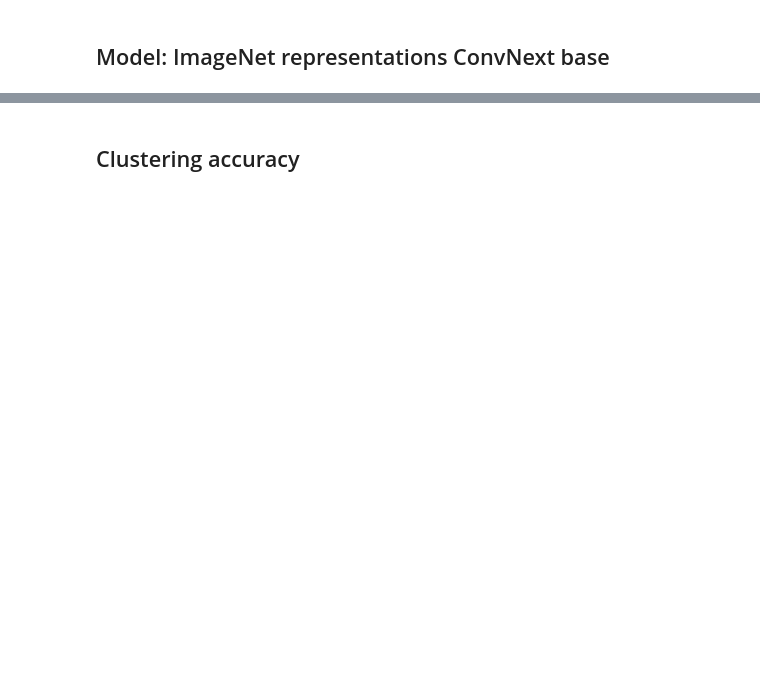
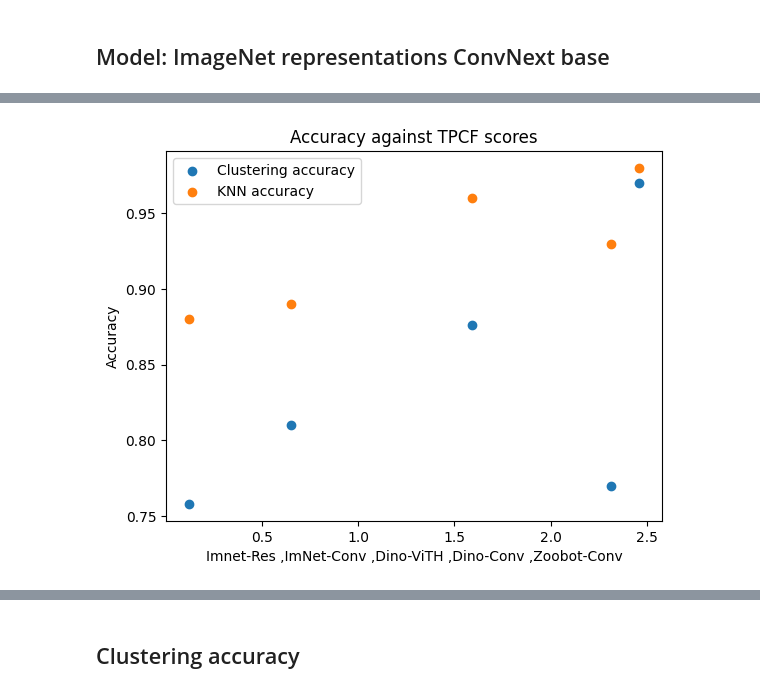
Before and after one commit to Koketsoc137/spectra_for_features, a Jupyter notebook: Model_TPCF_scores.ipynb, the cells around one changed output, grey strips where cells are left out. Drawn from its saved outputs; the diff is of its cells as text; code cells hidden in the pictures; blank space fills up the shorter version.

Commit message:
Clearning foundation models and tpcfs part

```diff
--- a/Model_TPCF_scores.ipynb
+++ b/Model_TPCF_scores.ipynb
@@ -183,32 +182,76 @@ imnet_convnext_base
 # %%
-import torchvision as tv
-weights = tv.models.ResNet18_Weights.IMAGENET1K_V1
+import matplotlib.pyplot as plt
+#plt.scatter(tpcfs,cas)
+"""
+
+(93.83, 0.21)
+Length subset used:  1500
+Clustering accuracy 0.77
+(1.01, 0.07)
+(17.41159228404205, 0.24739873048202016)
 
 
-imnet_resnet18 = tv.models.resnet18(weights = weights)
+KNN:  (88.39, 0.22)
+Length subset used:  1500
+Clustering accuracy 0.758
+TPCF score:  (0.12, 0.05)
+ID : (26.20292789003229, 0.2695953595103914)
 
-imnet_resnet18.fc = torch.nn.Identity()
 
-res_imnet_rep, res_imnet_label, res_imnet_ids = Custom.get_representations(model  = imnet_resnet18,
-                           loader = train,
-                           encoder = True,
-                           labeled = False)
+Variance to keep :  0.9959315232422586  number of components :  500
+(89.75, 0.22)
+Length subset used:  1500
+Clustering accuracy 0.8093333333333333
+(0.65, 0.05)
+(22.144800189889104, 0.23156879543123463)
 
-res_imnet_rep_c, res_imnet_label_c, res_imnet_ids_c = Custom.get_representations(model  = imnet_resnet18,
-                           loader = class_,
-                           encoder = True,
-                           labeled = True)
 
-#umap_  =viz.umap(imnet_rep)
+(96.87, 0.1)
+Length subset used:  1500
+Clustering accuracy 0.876
+(1.59, 0.13)
+(20.686109686776764, 0.18925943991910896)
 
-importlib.reload(AstroMLmod)
-importlib.reload(test)
-res_imnet_pca_var,res_imnet_pca_dim = viz.pca(res_imnet_rep,return_variance_dimension = True)
-res_imnet_knn = test.KNN_accuracy(res_imnet_rep_c, res_imnet_label_c)
-print("KNN: ",res_imnet_knn)
-res_ic_accuracy = test.clustering_accuracy((res_imnet_rep,res_imnet_ids),(res_imnet_label_c,res_imnet_ids_c))
-res_imnet_tpcf = AstroMLmod.TPCF_score(res_imnet_rep)
-print("TPCF score: ",res_imnet_tpcf)
-res_imnet_id = AstroMLmod.id_score(res_imnet_rep)
-print("ID :",res_imnet_id)
+
+KNN:  (98.23, 0.15)
+Length subset used:  1500
+Clustering accuracy 0.974
+TPCF:  (2.46, 0.04)
+ID:  (13.717051102931771, 0.04575128383189965)
+"""
+
+plt.title("Accuracy against TPCF scores")
+
+plt.scatter([2.46,2.31,0.12,0.65,1.59],[0.97,0.77,0.758,0.81,0.876], label = "Clustering accuracy")
+
+plt.scatter([2.46,2.31,0.12,0.65,1.59],[0.98,0.93,0.88,0.89,0.96], label = "KNN accuracy")
+plt.ylabel("Accuracy")
+
+
+
+plt.xlabel("Imnet-Res ,ImNet-Conv ,Dino-ViTH ,Dino-Conv ,Zoobot-Conv")
+plt.legend()
+#plt.xticks([2.46,2.31,0.12,0.65,1.59],["ZBot","Dino-ConvN","Imnet-Res","ImNet-ConvN","Dino-ViTH"])
+
+
+
+
+plt.show()
+
+plt.title("Accuracy against ID scores")
+
+plt.scatter([13.71,17,26,22.1,20.7],[0.97,0.77,0.758,0.81,0.876], label = "Clustering accuracy")
+
+plt.scatter([13.71,17,26,22.1,20.7],[0.98,0.93,0.88,0.89,0.96], label = "KNN accuracy")
+
+plt.xlabel("Foundation model")
+plt.ylabel("Accuracy")
+plt.legend()
+
+#plt.xticks([13.71,17,26,22.1,20.7],["ZBot","Dino-ConvN","Imnet-Res","ImNet-ConvN","Dino-ViTH"])
+plt.xlabel("Zbot , Dino-Conv ,Dino-ViTH ,ImNet-Conv ,ImNet-Res")
+
+
+
+plt.show()
 # %% [output]
@@ -225,0 +258 @@ ID : (24.72215472246076, 0.1616763358749559)
+[figure, added]
```
Also changed, not shown: parts of 18 cells of this notebook, 4 other files.
